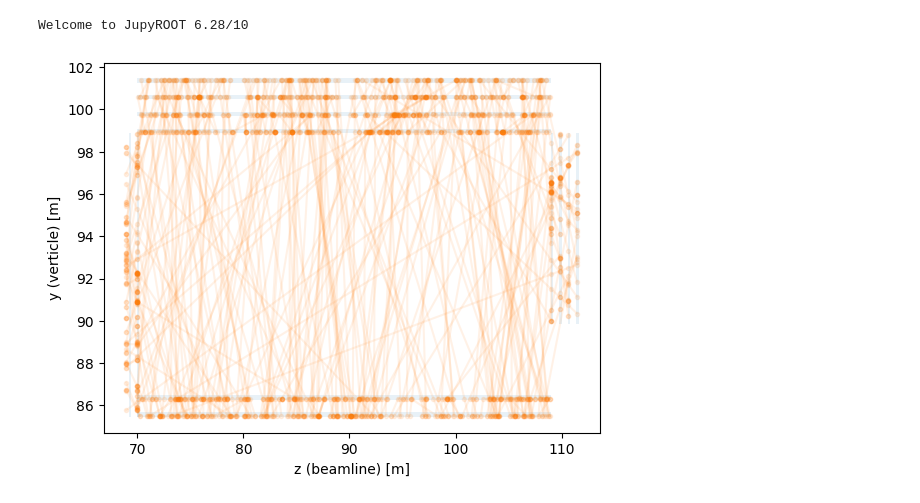
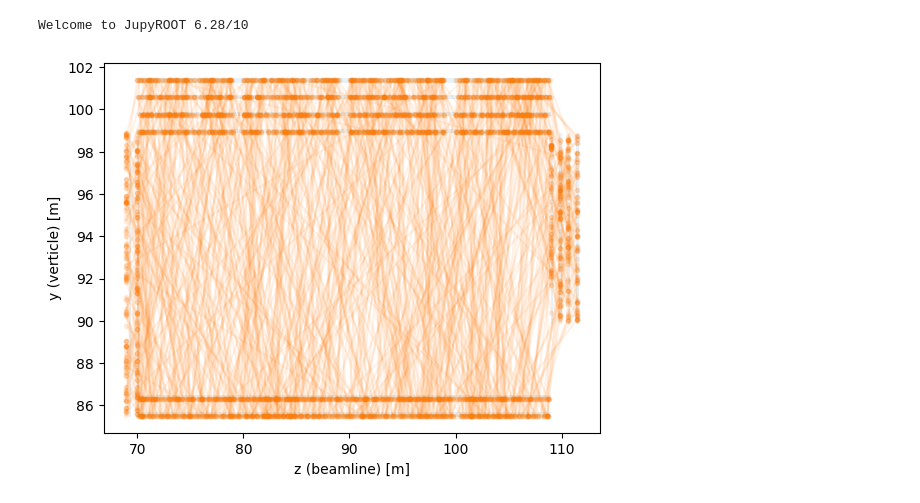
Before and after one commit to Gabymeister/Mu-Background, a Jupyter notebook: cosmic/cosmic_check.ipynb, the cells around one changed output. Drawn from its saved outputs; the diff is of its cells as text; code cells hidden in the pictures.

```diff
--- a/cosmic/cosmic_check.ipynb
+++ b/cosmic/cosmic_check.ipynb
@@ -246,24 +246,24 @@ Welcome to JupyROOT 6.28/10
 # %%
 # filename = f"/project/rrg-mdiamond/tomren/mudata/tests/new_geometry//20240318/152454/run0.root"
 # filename = f"{filenames[0]}/run0.root"
 # tfile = root.TFile.Open(filename)
 
 # tree_name = ["integral_tree","box_run"][1]
 # tree_name = tfile.GetListOfKeys()[0].GetName()
 
 ev = event.Event(filename, 0, tree_name="box_run")
-for i in range(500):
+for i in range(1000,2000):
     ev.EventNumber=i
 
     tracks=ev.get_truthtrack()
     if len(tracks)>0:
         for track in tracks:
             # track=util.coord_cms2det(track)
             plt.plot(track[2]*0.01,track[1]*0.01,marker=".",color="C1",alpha=0.1)
 
     plt.xlabel('z (beamline) [m]')
     plt.ylabel('y (verticle) [m]')
 
 hpt.visualization.drawdet(0, unit="m")
 # %% [output]
-[figure, old version]
+[figure, new version]
```
Also changed, not shown: parts of 4 cells of this notebook, 12 other files.
